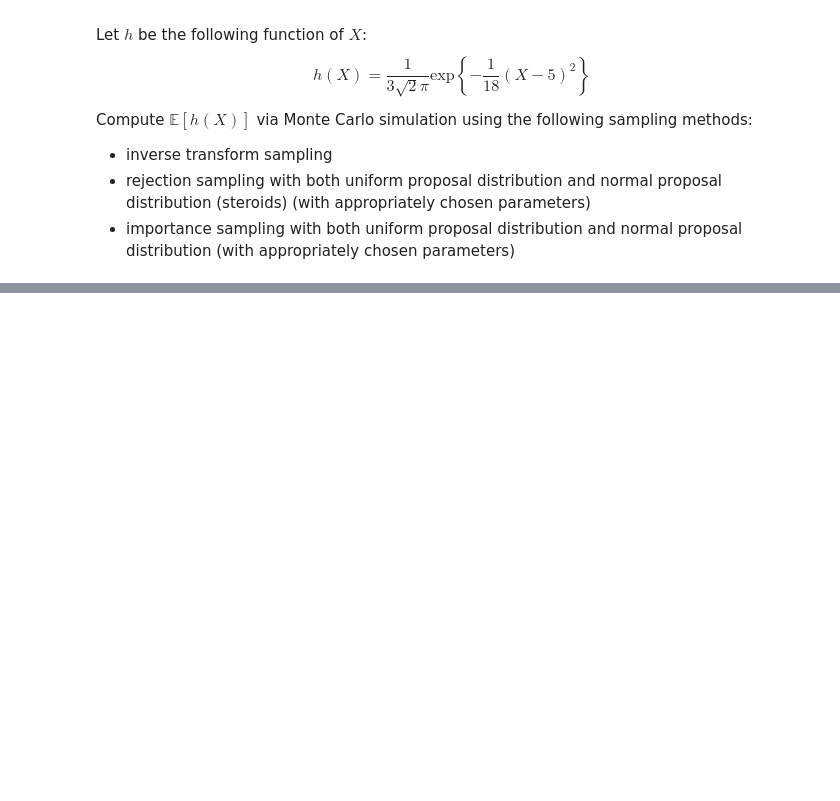
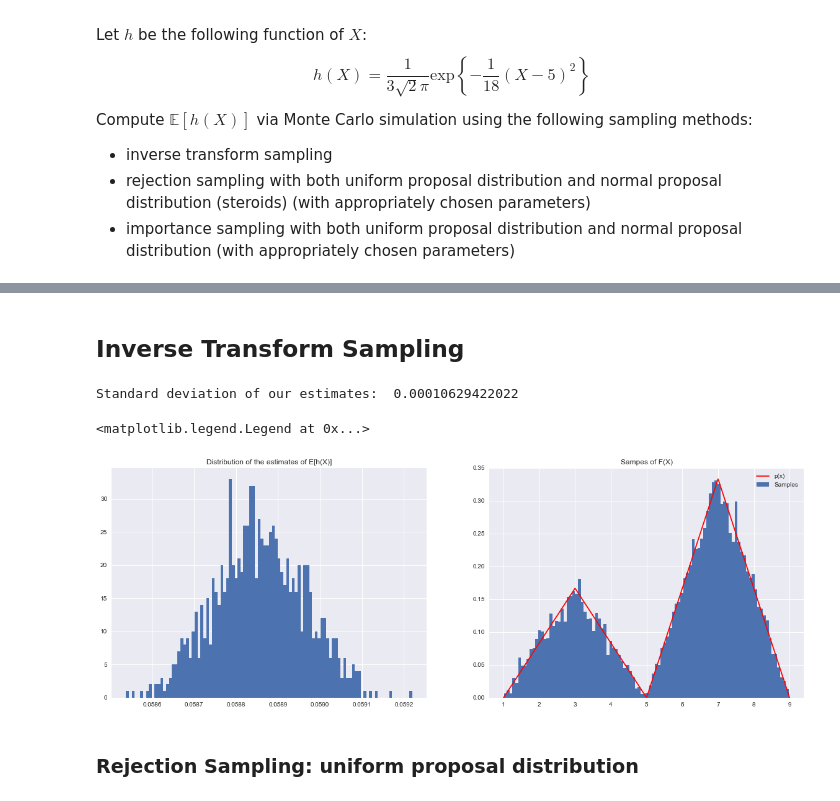
Before and after one commit to nikhilaravi/am207, a Jupyter notebook: AM207_HW2.ipynb, the cells around one changed output, grey strips where cells are left out. Saved outputs shown, nothing was run; the diff lists cells and outputs as text; code cells hidden in the pictures; blank space fills up the shorter version.

```diff
--- a/AM207_HW2.ipynb
+++ b/AM207_HW2.ipynb
@@ -34,0 +141,50 @@ Compute $\mathbb{E}[h(X)]$ via Monte Carlo simulation using the following sampli
+# %% [markdown]
+## Inverse Transform Sampling
+# %%
+Eh_inverse = np.zeros((1000,1))
+
+for i in range(1000):
+    # domain limits
+    xmin = 1 # the lower limit of our domain
+    xmax = 9 # the upper limit of our domain
+
+    # range limits
+    rmin = CDF(xmin)
+    rmax = CDF(xmax)
+
+    N = 10000 # the total of samples we wish to generate
+
+    # generate uniform samples in our range then invert the CDF
+    # to get samples of our target distribution
+    R = np.random.uniform(rmin, rmax, N)
+    X = invCDF(R)
+
+    Eh_inverse[i] = np.mean(Hx(X))
+
+print("Standard deviation of our estimates: ", np.std(Eh_inverse))
+# %% [output]
+Standard deviation of our estimates:  0.00010629422022
+# %%
+# plot the histogram of estimates
+plt.figure(figsize=(20,15))
+plt.subplot(221)
+plt.hist(Eh_inverse,bins=100, label=u'Samples');
+plt.title('Distribution of the estimates of E[h(X)]')
+
+# get the histogram info
+hinfo = np.histogram(X,100)
+
+plt.subplot(222)
+# plot the histogram
+plt.hist(X,bins=100, label=u'Samples', normed=True);
+xvals=np.linspace(xmin, xmax, 1000)
+plt.plot(xvals, p(xvals), 'r', label=u'p(x)')
+plt.title('Sampes of F(X)')
+
+# turn on the legend
+plt.legend()
+# %% [output]
+<matplotlib.legend.Legend at 0x...>
+[figure, added]
+# %% [markdown]
+### Rejection Sampling: uniform proposal distribution
```
Also changed, not shown: parts of 37 cells of this notebook.
